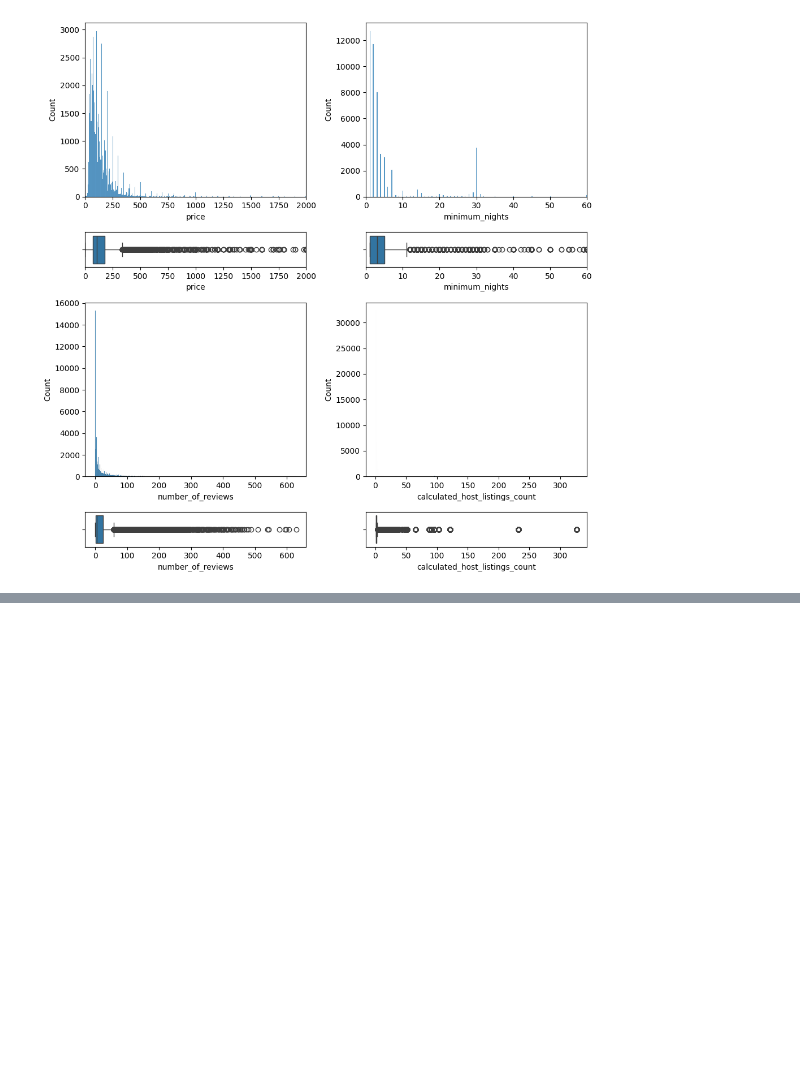
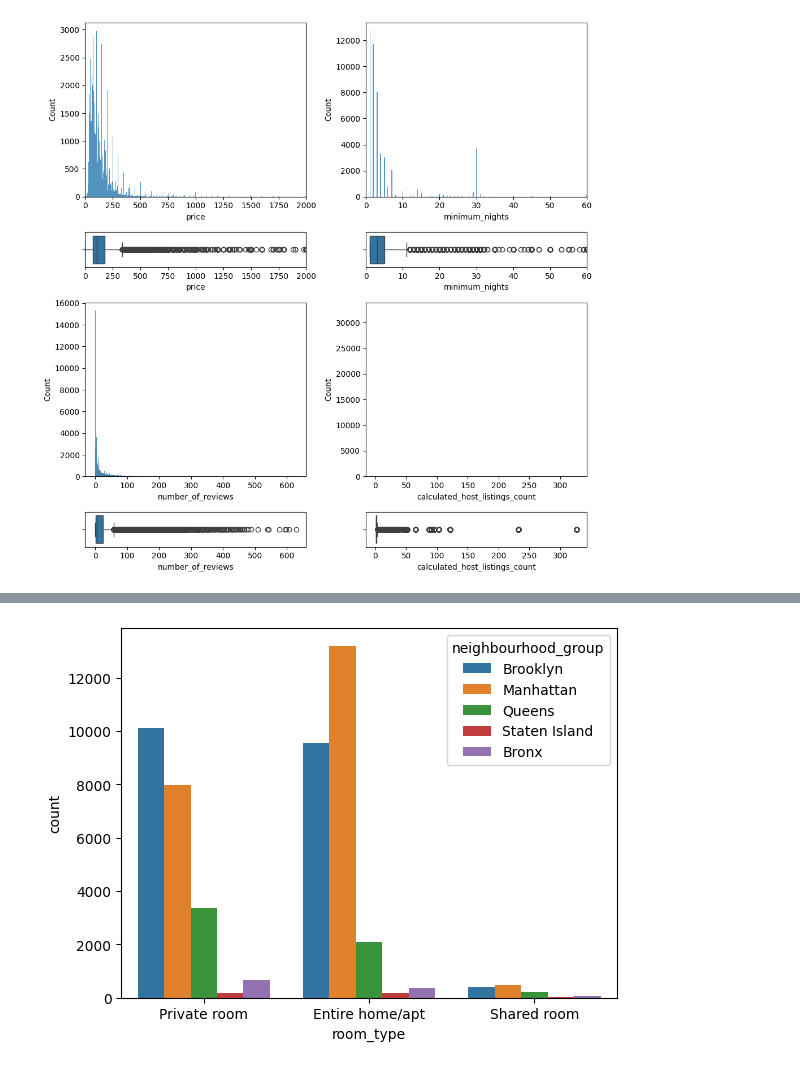
Before and after one commit to mfvilches/eda, a Jupyter notebook: src/explore.ipynb, the cells around one changed output, grey strips where cells are left out. Saved outputs shown, nothing was run; the diff lists cells and outputs as text; code cells hidden in the pictures; blank space fills up the shorter version.

```diff
--- a/src/explore.ipynb
+++ b/src/explore.ipynb
@@ -114,0 +136,6 @@ plt.show()
+# %%
+#analisis categorico-categorico
+sns.countplot(data=df,x='room_type',hue='neighbourhood_group')
+plt.show()
+# %% [output]
+[figure, added]
```
Also changed, not shown: parts of 20 cells of this notebook, 2 other files.
